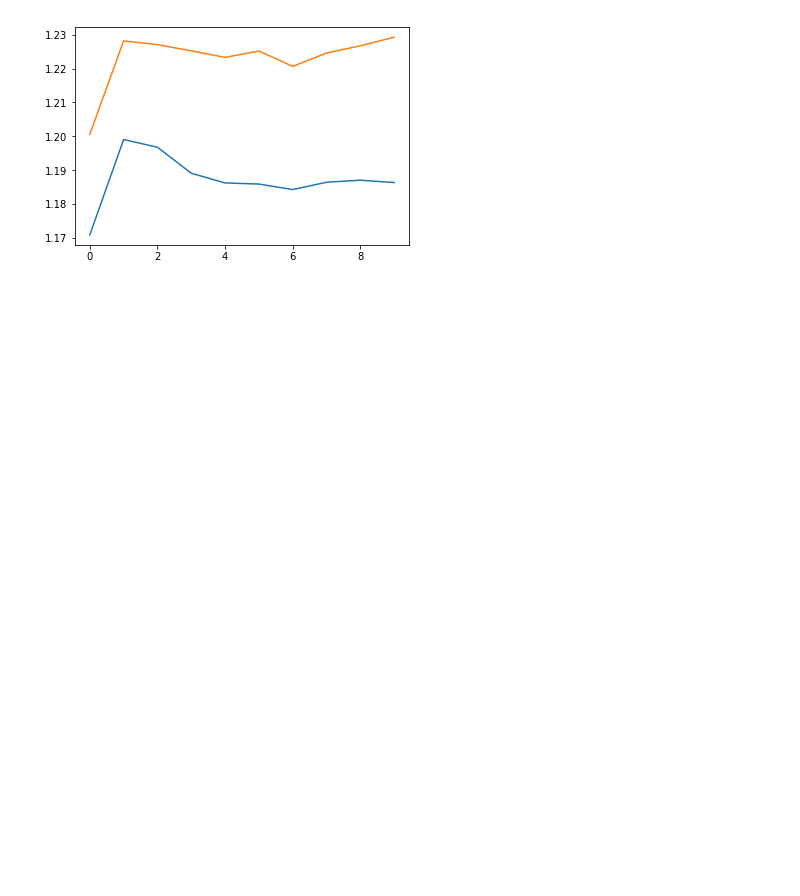
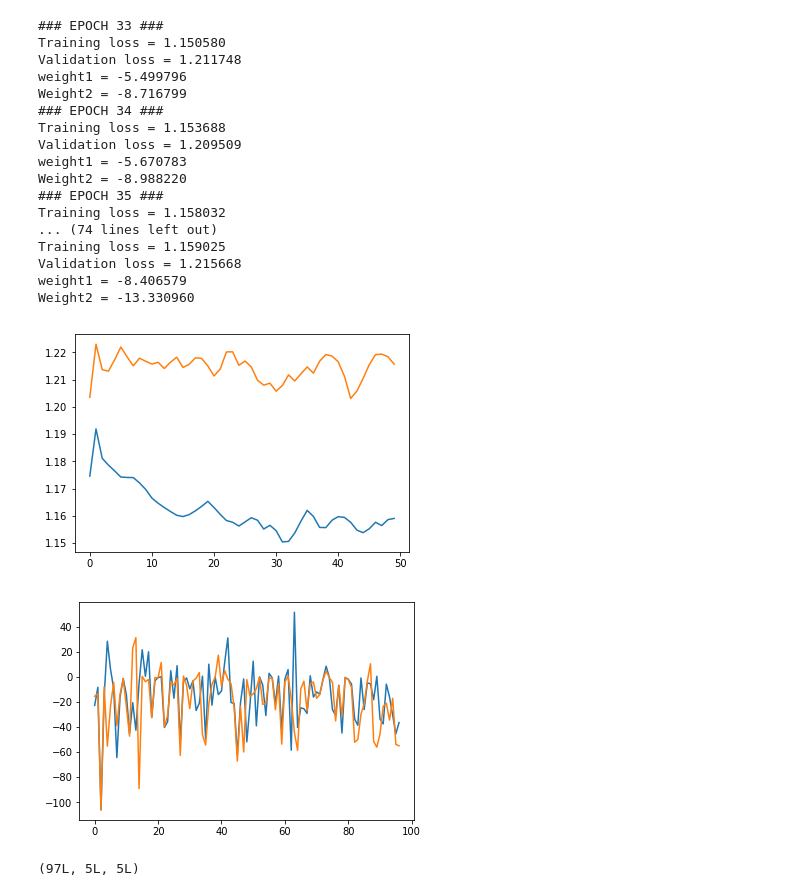
Before and after one commit to RafaelaWu/01.104, a Jupyter notebook: Scripts/rbmregularisation.ipynb, the cells around one changed output. Cells and saved outputs as stored; diff of their text form; code cells hidden in the pictures; blank space fills up the shorter version.

```diff
--- a/Scripts/rbmregularisation.ipynb
+++ b/Scripts/rbmregularisation.ipynb
@@ -247,8 +247,8 @@ alpha = 0.9
 # SET PARAMETERS HERE!!!
 # number of hidden units
 F = 5
-epochs = 10
-gradientLearningRate = 0.0001
+epochs = 50
+gradientLearningRate = 0.001
 _lambda = 0.3
 
 # Initialise all our arrays
@@ -293,11 +293,12 @@ for epoch in range(1, epochs+1):
         negprods[ratingsForUser[:, 0], :, :] += probProduct(negData, negHiddenProb)
 
         # we average over the number of users in the batch (if we use mini-batch)
-        grad = (gradientLearningRate/epoch) * ((posprods - negprods)+2*_lambda*W)
+        #grad = (gradientLearningRate/epoch) * ((posprods - negprods)+2*_lambda*W)
+        grad = gradientLearningRate*(posprods - negprods)
 
-        m = alpha*m+grad
+        #m = alpha*m+grad
 
-        W += m
+        W += grad
 
 
     # Print the current RMSE for training and validation sets
@@ -319,7 +320,8 @@ for epoch in range(1, epochs+1):
     print ("### EPOCH %d ###" % epoch)
     print ("Training loss = %f" % trRMSE)
     print ("Validation loss = %f" % vlRMSE)
-
+    print ("weight1 = %f" % W[1,1,1])
+    print ("Weight2 = %f" % W[1,2,1])
 ### END ###
 # This part you can write on your own
 # you could plot the evolution of the training and validation RMSEs for example
@@ -334,5 +336,8 @@ for epoch in range(1, epochs+1):
 plt.plot(train_loss)
 plt.plot(validation_loss)
 plt.show()
+plt.plot(W[:,1,1])
+plt.plot(W[:,2,1])
+plt.show()
 # %% [output]
 ### EPOCH 1 ###
@@ -355,5 +360,25 @@ Validation loss = 1.229250
+### EPOCH 33 ###
+Training loss = 1.150580
+Validation loss = 1.211748
+weight1 = -5.499796
+Weight2 = -8.716799
+### EPOCH 34 ###
+Training loss = 1.153688
+Validation loss = 1.209509
+weight1 = -5.670783
+Weight2 = -8.988220
+### EPOCH 35 ###
+Training loss = 1.158032
+... (74 lines left out)
+Training loss = 1.159025
+Validation loss = 1.215668
+weight1 = -8.406579
+Weight2 = -13.330960
-[figure, old version]
+[figure, new version]
+[figure, added]
 # %%
 np.shape(posprods)
+# %% [output]
+(97L, 5L, 5L)
 # %%
 vlStats["users"]
```
Also changed, not shown: parts of 5 cells of this notebook.
